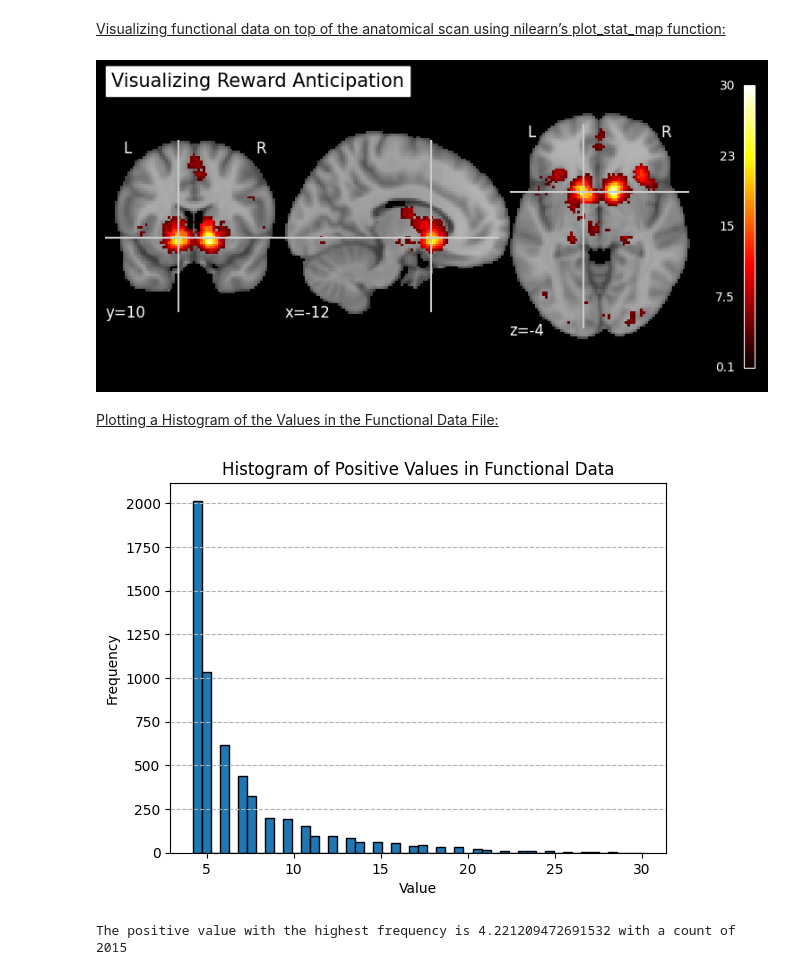
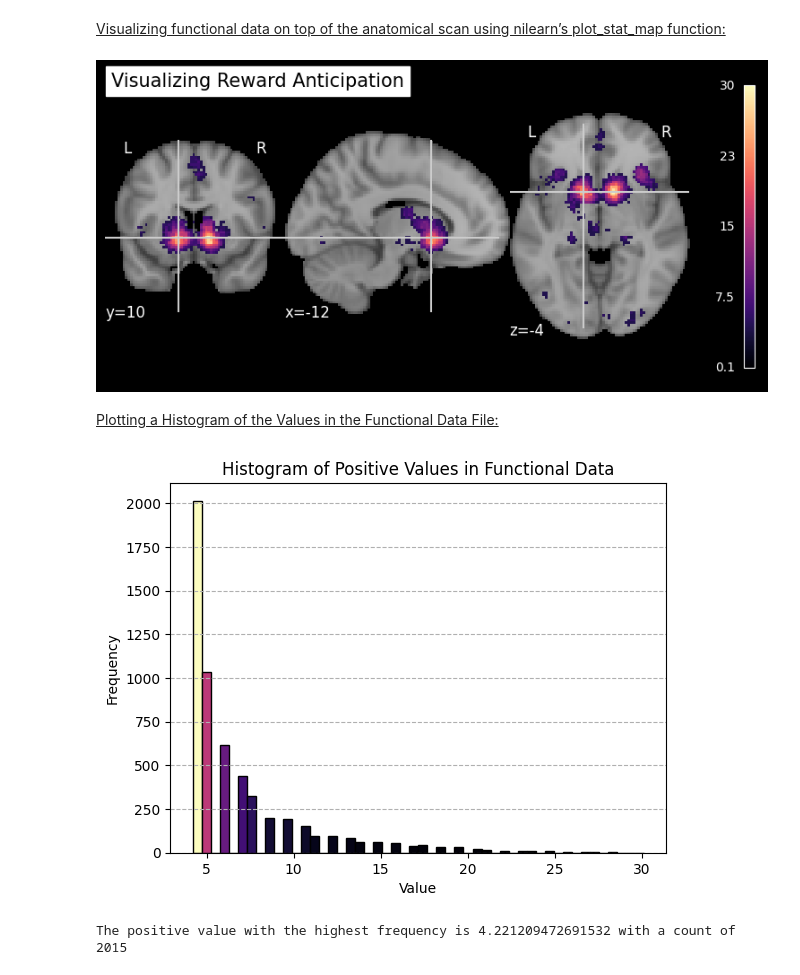
Before and after one commit to KKarishma22/PYTHON_HOME_ASSIGNMENT, a Jupyter notebook: code_home_assignment_reward_anticipation.ipynb, the cells around one changed output. Drawn from its saved outputs; the diff is of its cells as text; code cells hidden in the pictures.

```diff
--- a/code_home_assignment_reward_anticipation.ipynb
+++ b/code_home_assignment_reward_anticipation.ipynb
@@ -71,35 +71,47 @@ Shape of functional file: (91, 109, 91)
 # %%
 from nilearn.plotting import plot_stat_map
 import matplotlib.pyplot as plt
 import nibabel as nib
 
 # Plotting the functional data on top of the anatomical data using Nilearn's plot_stat_map function
 figure = plot_stat_map(nib.Nifti1Image(functional_data, nib.load(functional_file).affine),
                         bg_img=nib.Nifti1Image(anatomical_data, nib.load(anatomical_file).affine), cut_coords=(-12, 10, -4),
-                        title="Visualizing Reward Anticipation", cmap='hot', threshold=0.1)
+                        title="Visualizing Reward Anticipation", cmap='magma', threshold=0.1)
 
 plt.show()
 # %% [output]
-[figure, old version]
+[figure, new version]
 # %% [markdown]
 <u>Plotting a Histogram of the Values in the Functional Data File:</u>
 # %%
 import numpy as np
 import matplotlib.pyplot as plt
 import nibabel as nib
+from matplotlib import colors
 
 # Loading the functional data using nibabel
 functional_data = nib.load(functional_file).get_fdata()
 
 # Extracting the positive values from the functional data
-positive_values = functional_data[functional_data>0]
+positive_values = functional_data[functional_data > 0]
 data_min = positive_values.min()
 data_max = positive_values.max()
 
 # Plotting a histogram of the positive values
-plt.hist(positive_values.ravel(), bins=50, range=(data_min, data_max), edgecolor='black')
+n, bins, patches = plt.hist(positive_values.ravel(), bins=50, range=(data_min, data_max), edgecolor='black')
+
+# Normalize the data to 0..1 for the full range of the colormap
+fracs = n / n.max()
+norm = colors.Normalize(fracs.min(), fracs.max())
+
+# Set the color of each patch accordingly using the 'magma' colormap to match the brain activation plot above
+cmap = plt.get_cmap('magma')
+for thisfrac, thispatch in zip(fracs, patches):
+    color = cmap(norm(thisfrac))
+    thispatch.set_facecolor(color)
+
 plt.title('Histogram of Positive Values in Functional Data')
-plt.grid(axis= 'y', linestyle='--')
+plt.grid(axis='y', linestyle='--')
 plt.xlabel('Value')
 plt.ylabel('Frequency')
 plt.show()
@@ -111,7 +123,7 @@ value_with_max_frequency = unique[max_count_index]
 
 print(f"The positive value with the highest frequency is {value_with_max_frequency} with a count of {counts[max_count_index]}")
 # %% [output]
-[figure, old version]
+[figure, new version]
 The positive value with the highest frequency is 4.221209472691532 with a count of 2015
 # %% [markdown]
 ![Michael Scott I Tried](https://media3.giphy.com/media/v1.Y2lkPTc5MGI3NjExa2EyNDd6eXNsM2YwZm1nbDdhOW5xOWc4MnJzMGlwZm14ams4bWNtaCZlcD12MV9pbnRlcm5hbF9naWZfYnlfaWQmY3Q9Zw/KSKvdT1YGCpUIonvSq/giphy.webp)
```
